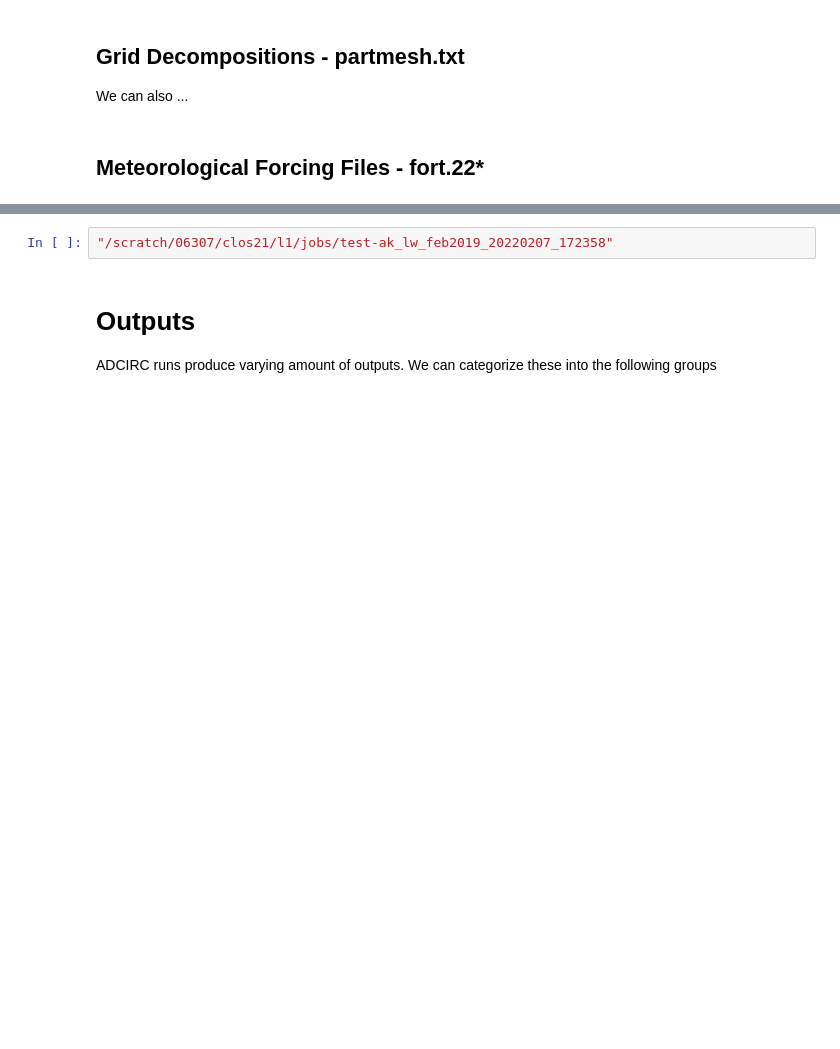
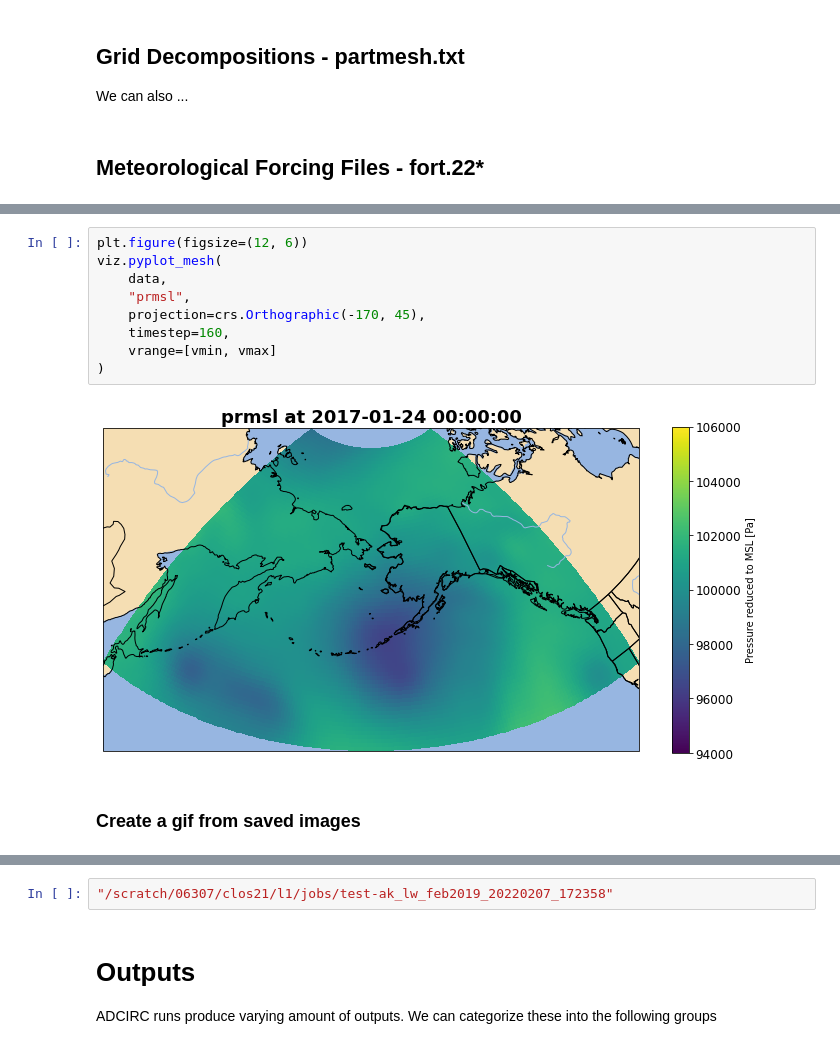
Before and after one commit to UT-CHG/pyadcirc, a Jupyter notebook: notebooks/ADCIRCViz.ipynb, the cells around one changed output, grey strips where cells are left out. Saved outputs shown, nothing was run; the diff lists cells and outputs as text; blank space fills up the shorter version.

```diff
--- a/notebooks/ADCIRCViz.ipynb
+++ b/notebooks/ADCIRCViz.ipynb
@@ -267,0 +315,13 @@ We can also ...
+# %%
+plt.figure(figsize=(12, 6))
+viz.pyplot_mesh(
+    data,
+    "prmsl",
+    projection=crs.Orthographic(-170, 45),
+    timestep=160,
+    vrange=[vmin, vmax]
+)
+# %% [output]
+[figure, added]
+# %% [markdown]
+### Create a gif from saved images
```
Also changed, not shown: parts of 9 cells of this notebook, 2 other files.
